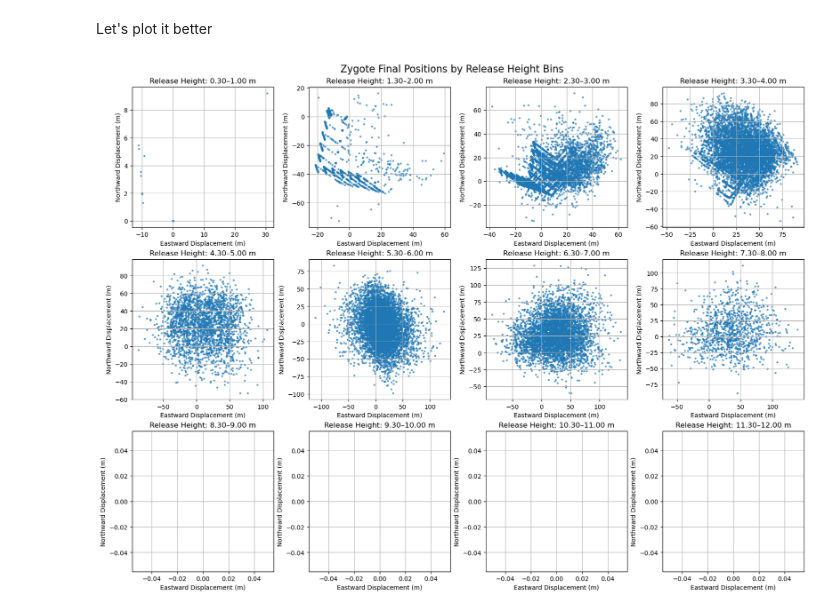
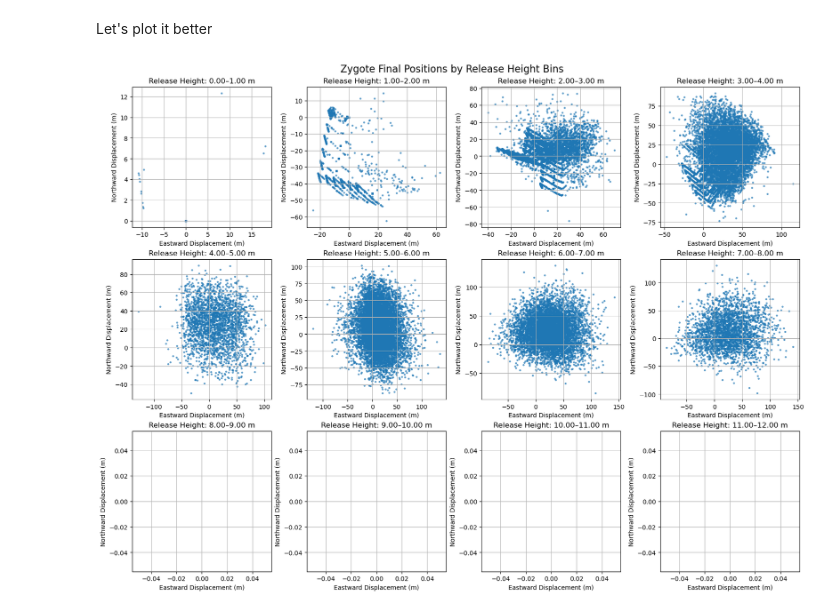
Before and after one commit to jj-franks/Dispersal-Model, a Jupyter notebook: Models/Model-GRADY.ipynb, the cells around one changed output. Cells and saved outputs as stored; diff of their text form; code cells hidden in the pictures.

```diff
--- a/Models/Model-GRADY.ipynb
+++ b/Models/Model-GRADY.ipynb
@@ -54,16 +56,16 @@ re = (max_current * diameter) / kv # to be calculated later once I get diameter
 ### Dispersal model setup
 # %%
 n_particles = 500
-release_height = 3.0 #meters
+release_height = 0.3 #meters
 plant_depth = 12.75 #meters
 sinking_speeds = [0.0009020192] # m/s
-bottom_roughness = 0.08
+bottom_roughness = 0.08 #meters
 Kz = 1e-4
 dt = 1000
 settle_fraction = 0.9
 
-wave_height = 0.5
-wave_period = 8.0
+wave_height = 0.23 # meters (grady 2024)
+wave_period = 7.4 #second (grady 2024)
 g = 9.81
 
 L = (g * wave_period**2) / (2 * np.pi) * np.tanh((2 * np.pi * plant_depth) / (wave_period**2 * g))
@@ -74,7 +76,7 @@ def stokes_drift(z):
     return U_s * np.exp(-2 * k * z)
 # %%
 # Load ADCP and prepare interpolation
-ds = xr.open_dataset("/Users/jessicafranks/grad_school/grad_thesis/thesis-python/dispersal-model/grady-adcp/adcp1_final.nc")
+ds = xr.open_dataset("/Users/jessicafranks/grad_school/grad_thesis/thesis-python/dispersal-model/ADCP-data/grady-adcp/adcp1_final.nc")
 
 valid = ds.Flag == 1
 east = ds.East.where(valid)
@@ -321,8 +323,8 @@ df_particles = pd.DataFrame({
 })
 
 # Define bins exactly as you want: 0.3-1, 1.05-2, 2.05-3, ...
-start_heights = np.arange(0.3, 12.0, 1.0)
-bin_ranges = [(start, start + 0.7) for start in start_heights]
+start_heights = np.arange(0.0, 12.0, 1.0)
+bin_ranges = [(start, start + 1) for start in start_heights]
 bin_labels = [f"{low:.2f}–{high:.2f} m" for low, high in bin_ranges]
 
 def assign_bin(height):
@@ -338,35 +340,35 @@ df_particles = df_particles.dropna(subset=['release_bin'])
 df_particles['release_bin'] = pd.Categorical(
     df_particles['release_bin'],
     categories=bin_labels,
     ordered=True
 )
 
 # Prepare subplots layout
 n_bins = len(bin_labels)
 n_cols = 4
 n_rows = int(np.ceil(n_bins / n_cols))
 
 fig, axes = plt.subplots(n_rows, n_cols, figsize=(4 * n_cols, 4 * n_rows), constrained_layout=True)
 axes = axes.flatten()
 
 # Plot in correct order, grouped by the ordered categorical
 for i, (bin_label, group) in enumerate(df_particles.groupby('release_bin')):
     ax = axes[i]
     ax.scatter(group['x'], group['y'], s=5, alpha=0.6)
     ax.set_title(f"Release Height: {bin_label}")
     ax.set_xlabel("Eastward Displacement (m)")
     ax.set_ylabel("Northward Displacement (m)")
     ax.grid(True)
 
 # Hide any unused axes
 for j in range(i + 1, len(axes)):
     axes[j].axis('off')
 
 plt.suptitle("Zygote Final Positions by Release Height Bins", fontsize=16)
-plt.savefig("faceted_displacement_ordered-PISCO.png", dpi=300, bbox_inches='tight')
+plt.savefig("faceted_displacement_ordered-grady.png", dpi=300, bbox_inches='tight')
 plt.show()
 # %% [output]
-[figure, old version]
+[figure, new version]
 # %%
 import os
 print(os.getcwd())
```
Also changed, not shown: parts of 8 cells of this notebook, 10 other files.
